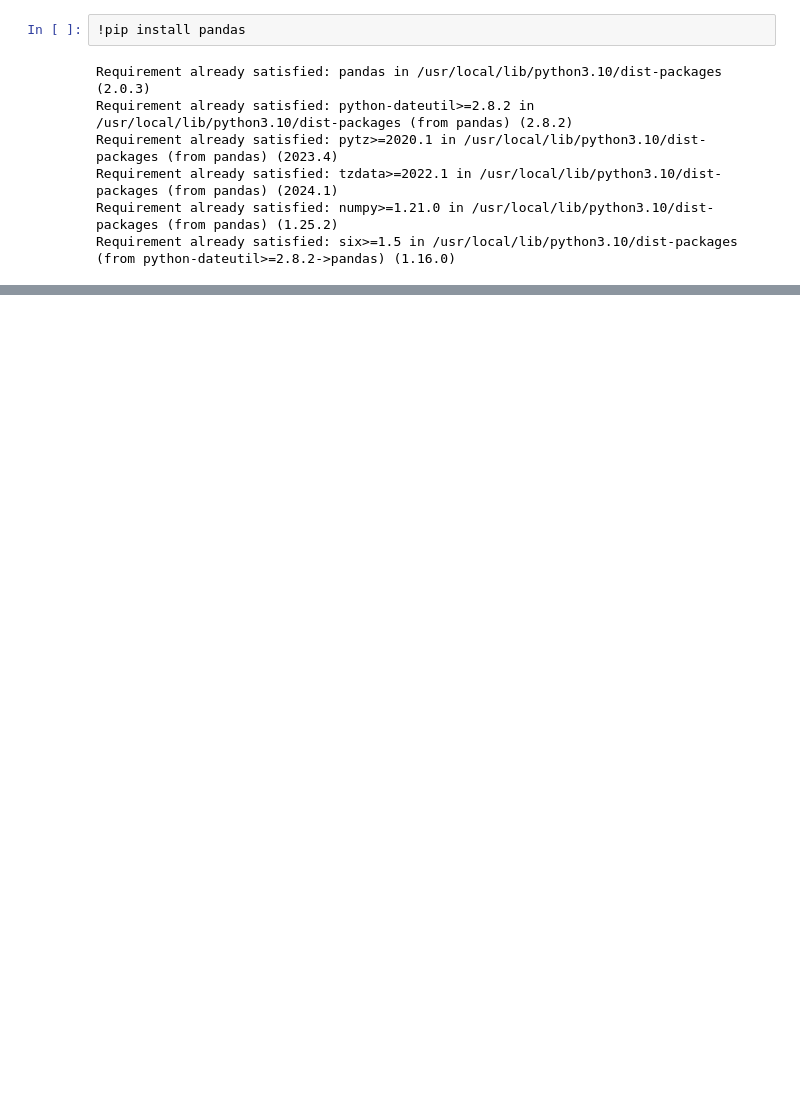
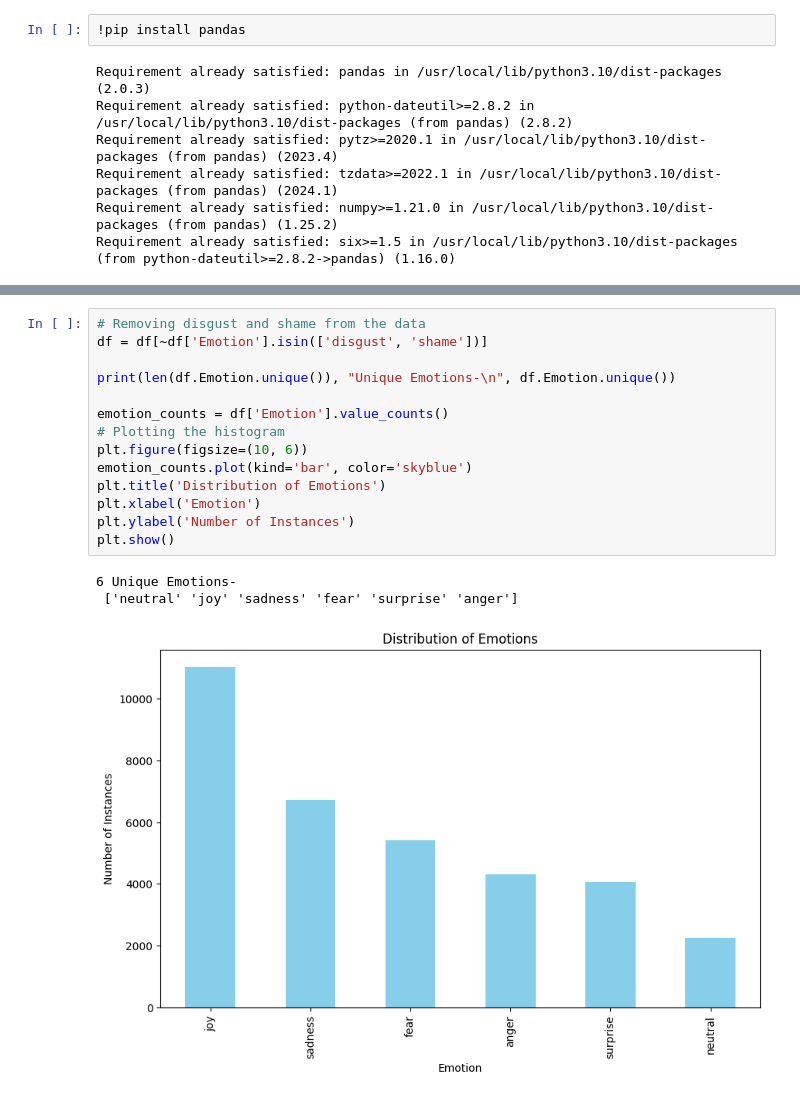
Before and after one commit to DarcShelly/Sentiment_Analysis, a Jupyter notebook: aiml_model.ipynb, the cells around one changed output, grey strips where cells are left out. Saved outputs shown, nothing was run; the diff lists cells and outputs as text; blank space fills up the shorter version.

```diff
--- a/aiml_model.ipynb
+++ b/aiml_model.ipynb
@@ -68 +109,19 @@ all_data = np.array(all_data)
+# %%
+# Removing disgust and shame from the data
+df = df[~df['Emotion'].isin(['disgust', 'shame'])]
+
+print(len(df.Emotion.unique()), "Unique Emotions-\n", df.Emotion.unique())
+
+emotion_counts = df['Emotion'].value_counts()
+# Plotting the histogram
+plt.figure(figsize=(10, 6))
+emotion_counts.plot(kind='bar', color='skyblue')
+plt.title('Distribution of Emotions')
+plt.xlabel('Emotion')
+plt.ylabel('Number of Instances')
+plt.show()
+# %% [output]
+6 Unique Emotions-
+ ['neutral' 'joy' 'sadness' 'fear' 'surprise' 'anger']
+[figure, added]
 # %%
```
Also changed, not shown: parts of 32 cells of this notebook.
